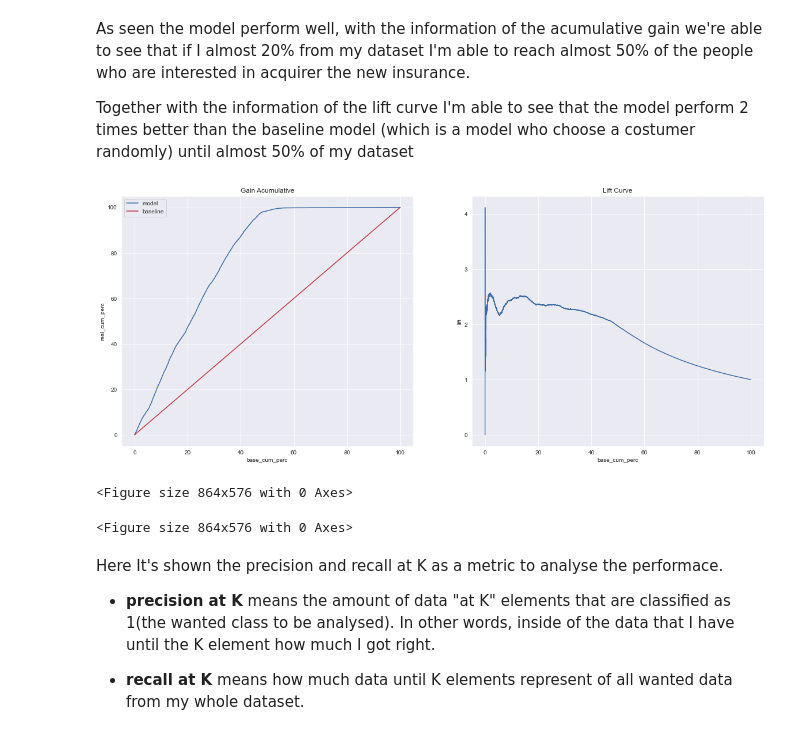
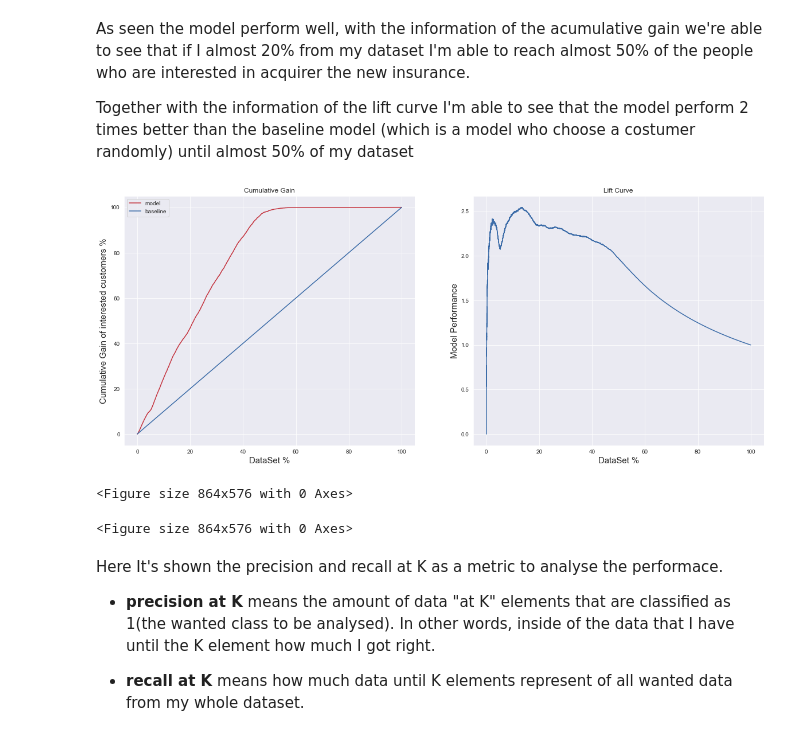
Before and after one commit to marcosvliras/health_insurance_cross_sell, a Jupyter notebook: HICross_sell.ipynb, the cells around one changed output. Drawn from its saved outputs; the diff is of its cells as text; code cells hidden in the pictures.

```diff
--- a/HICross_sell.ipynb
+++ b/HICross_sell.ipynb
@@ -908,39 +980,44 @@ results['base_cum_perc'] = 100*results['base']/len( results )
 results['baseline'] = results['base_cum_perc']
 
 plt.figure( figsize=(12,8))
-sns.lineplot( x='base_cum_perc', y='real_cum_perc', data=results, label='model', ax=axes[0])
+sns.lineplot( x='base_cum_perc', y='real_cum_perc', data=results, label='model', ax=axes[0], color=pallete[8])
 sns.lineplot( x='base_cum_perc', y='baseline', data=results, label='baseline', ax=axes[0] )
-axes[0].set_title( 'Gain Acumulative' );
+axes[0].set_title( 'Cumulative Gain' )
+axes[0].set_ylabel( 'Cumulative Gain of interested customers %', size=15 )
+axes[0].set_xlabel( 'DataSet %', size=15 );
+
 
 ################
 ## lift curve ##
 ################
 results = pd.DataFrame()
 results['prediction'] = yhat_lg[:,1].tolist()
 results['real'] = y_val.tolist()
 
 # ordering by prediction
 results = results.sort_values( 'prediction', ascending=False )
 
 # Percentage of intereset ( Propensity Score )
 results['real_cum'] = results['real'].cumsum()
 results['real_cum_perc'] = 100*results['real_cum']/results['real'].sum()
 
 # Percentage of Base ( Clients )
 results['base'] = range( 1, len( results ) + 1  )
 results['base_cum_perc'] = 100*results['base']/len( results )
 
 # Basline model
 results['baseline'] = results['base_cum_perc']
 
 # Lift Calculation
 results['lift'] = results['real_cum_perc'] / results['base_cum_perc']
 
 plt.figure( figsize=(12,8))
 sns.lineplot( x='base_cum_perc', y='lift', data=results, ax=axes[1] )
-axes[1].set_title( 'Lift Curve');
+axes[1].set_title( 'Lift Curve')
+axes[1].set_ylabel( 'Model Performance', size=15 )
+axes[1].set_xlabel( 'DataSet %', size=15 );
 # %% [output]
-[figure, old version]
+[figure, new version]
 <Figure size 864x576 with 0 Axes>
 <Figure size 864x576 with 0 Axes>
 # %% [markdown]
```
Also changed, not shown: parts of 60 cells of this notebook, 4 other files.
